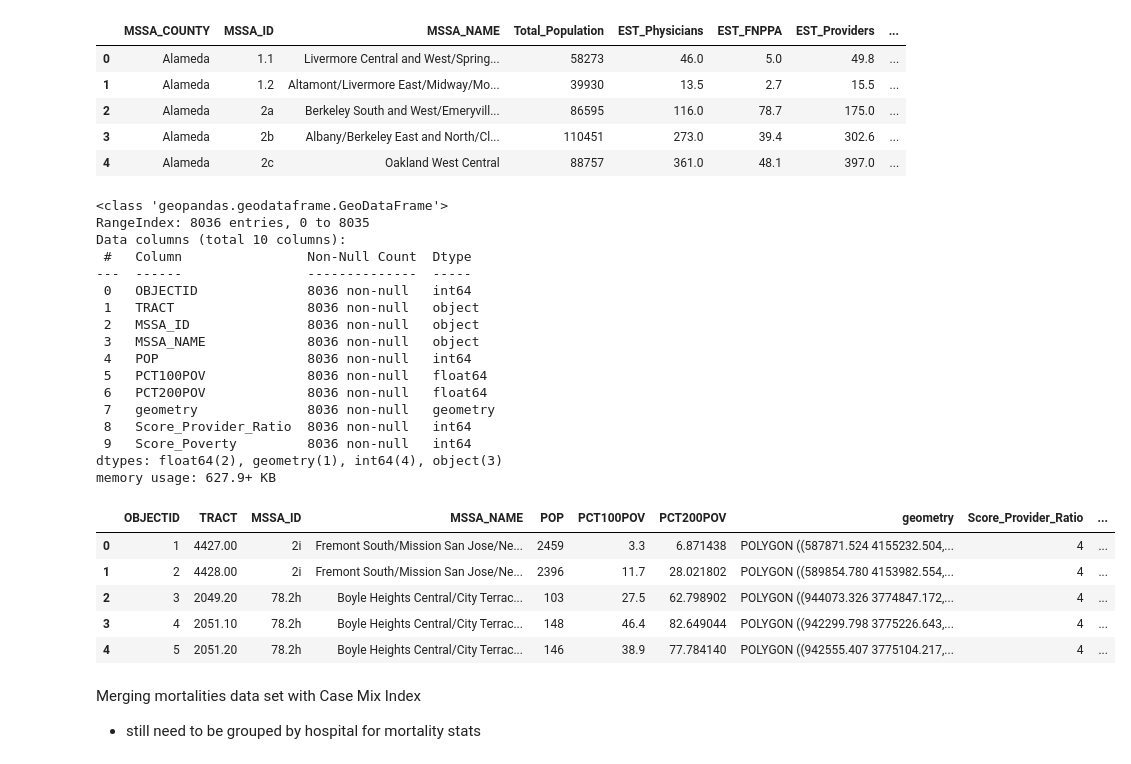
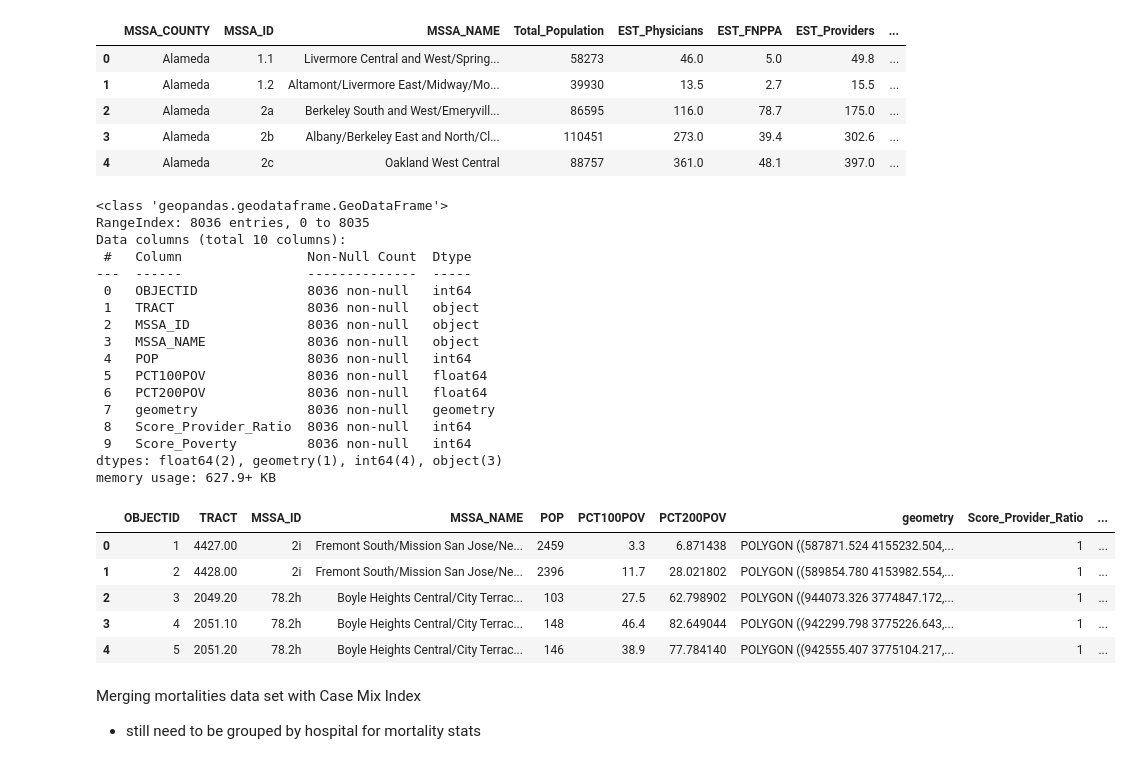
Before and after one commit to AndrwNgyn/MSSA_scoring_algorithm, a Jupyter notebook: Data Loading.ipynb, the cells around one changed output. Saved outputs shown, nothing was run; the diff lists cells and outputs as text; code cells hidden in the pictures.

```diff
--- a/Data Loading.ipynb
+++ b/Data Loading.ipynb
@@ -79,12 +79,23 @@ url = "https://services7.arcgis.com/vA61DZby76ncaItU/arcgis/rest/services/MSSA_D
 response = requests.get(url).text
 MSSA_areas = gpd.GeoDataFrame(gpd.read_file(StringIO(response)))
 
-query_params = {
-    'resultOffset': 0
-}
-MSSA_areas = pull_and_concatenate_data(max_record_count = 1000, url = url, query_params = query_params)
-MSSA_areas = MSSA_areas[["OBJECTID", "TRACT", "MSSA_ID", "MSSA_NAME", "POP", "PCT100POV", "PCT200POV", 'geometry']]
-MSSA_areas = MSSA_areas.to_crs('EPSG:32610')
+query_params = {"resultOffset": 0}
+MSSA_areas = pull_and_concatenate_data(
+    max_record_count=1000, url=url, query_params=query_params
+)
+MSSA_areas = MSSA_areas[
+    [
+        "OBJECTID",
+        "TRACT",
+        "MSSA_ID",
+        "MSSA_NAME",
+        "POP",
+        "PCT100POV",
+        "PCT200POV",
+        "geometry",
+    ]
+]
+MSSA_areas = MSSA_areas.to_crs("EPSG:32610")
 MSSA_areas.info()
 MSSA_areas.head()
 # %% [output]
@@ -246,33 +263,42 @@ PCSA.head()
 | 3 | Alameda | 2b | Albany/Berkeley East and North/Cl... | 110451 | 273.0 | 39.4 | 302.6 | ... |
 | 4 | Alameda | 2c | Oakland West Central | 88757 | 361.0 | 48.1 | 397.0 | ... |
 # %%
-mssa_with_pcsa = pd.merge(left = MSSA_areas, right= PCSA[["MSSA_ID", "Score_Provider_Ratio", "Score_Poverty"]], on = 'MSSA_ID')
+mssa_with_pcsa = pd.merge(
+    left=MSSA_areas,
+    right=PCSA[["MSSA_ID", "Score_Provider_Ratio", "Score_Poverty"]],
+    on="MSSA_ID",
+)
+# invert scores for provider ratio
+mssa_with_pcsa["Score_Provider_Ratio"] = mssa_with_pcsa["Score_Provider_Ratio"].apply(
+    lambda x: abs(5 - x)
+)
+
 mssa_with_pcsa.info()
 mssa_with_pcsa.head()
 # %% [output]
 <class 'geopandas.geodataframe.GeoDataFrame'>
 RangeIndex: 8036 entries, 0 to 8035
 Data columns (total 10 columns):
  #   Column                Non-Null Count  Dtype
 ---  ------                --------------  -----
  0   OBJECTID              8036 non-null   int64
  1   TRACT                 8036 non-null   object
  2   MSSA_ID               8036 non-null   object
  3   MSSA_NAME             8036 non-null   object
  4   POP                   8036 non-null   int64
  5   PCT100POV             8036 non-null   float64
  6   PCT200POV             8036 non-null   float64
  7   geometry              8036 non-null   geometry
  8   Score_Provider_Ratio  8036 non-null   int64
  9   Score_Poverty         8036 non-null   int64
 dtypes: float64(2), geometry(1), int64(4), object(3)
 memory usage: 627.9+ KB
 |  | OBJECTID | TRACT | MSSA_ID | MSSA_NAME | POP | PCT100POV | PCT200POV | geometry | Score_Provider_Ratio | ... |
-| 0 | 1 | 4427.00 | 2i | Fremont South/Mission San Jose/Ne... | 2459 | 3.3 | 6.871438 | POLYGON ((587871.524 4155232.504,... | 4 | ... |
-| 1 | 2 | 4428.00 | 2i | Fremont South/Mission San Jose/Ne... | 2396 | 11.7 | 28.021802 | POLYGON ((589854.780 4153982.554,... | 4 | ... |
-| 2 | 3 | 2049.20 | 78.2h | Boyle Heights Central/City Terrac... | 103 | 27.5 | 62.798902 | POLYGON ((944073.326 3774847.172,... | 4 | ... |
-| 3 | 4 | 2051.10 | 78.2h | Boyle Heights Central/City Terrac... | 148 | 46.4 | 82.649044 | POLYGON ((942299.798 3775226.643,... | 4 | ... |
-| 4 | 5 | 2051.20 | 78.2h | Boyle Heights Central/City Terrac... | 146 | 38.9 | 77.784140 | POLYGON ((942555.407 3775104.217,... | 4 | ... |
+| 0 | 1 | 4427.00 | 2i | Fremont South/Mission San Jose/Ne... | 2459 | 3.3 | 6.871438 | POLYGON ((587871.524 4155232.504,... | 1 | ... |
+| 1 | 2 | 4428.00 | 2i | Fremont South/Mission San Jose/Ne... | 2396 | 11.7 | 28.021802 | POLYGON ((589854.780 4153982.554,... | 1 | ... |
+| 2 | 3 | 2049.20 | 78.2h | Boyle Heights Central/City Terrac... | 103 | 27.5 | 62.798902 | POLYGON ((944073.326 3774847.172,... | 1 | ... |
+| 3 | 4 | 2051.10 | 78.2h | Boyle Heights Central/City Terrac... | 148 | 46.4 | 82.649044 | POLYGON ((942299.798 3775226.643,... | 1 | ... |
+| 4 | 5 | 2051.20 | 78.2h | Boyle Heights Central/City Terrac... | 146 | 38.9 | 77.784140 | POLYGON ((942555.407 3775104.217,... | 1 | ... |
 # %% [markdown]
 Merging mortalities data set with Case Mix Index
 - still need to be grouped by hospital for mortality stats
```
Also changed, not shown: parts of 45 cells of this notebook, 3 other files.
